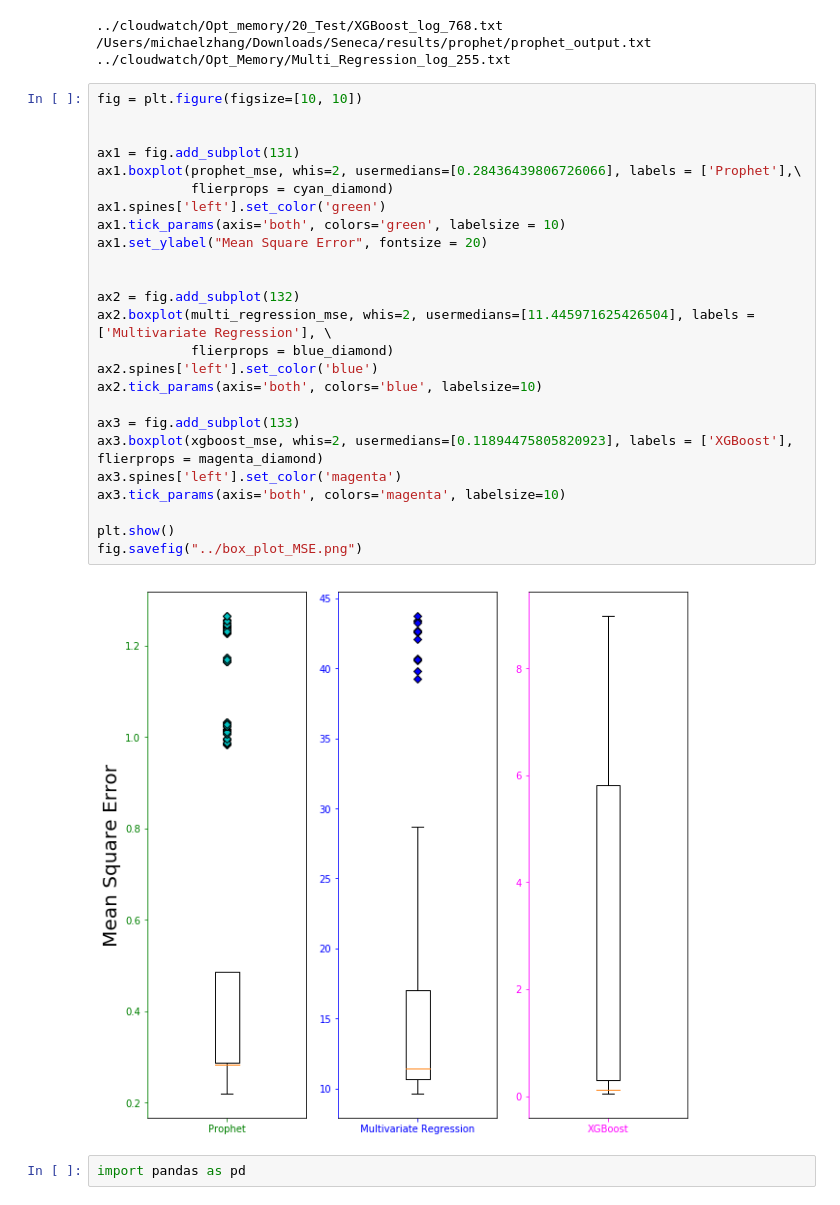
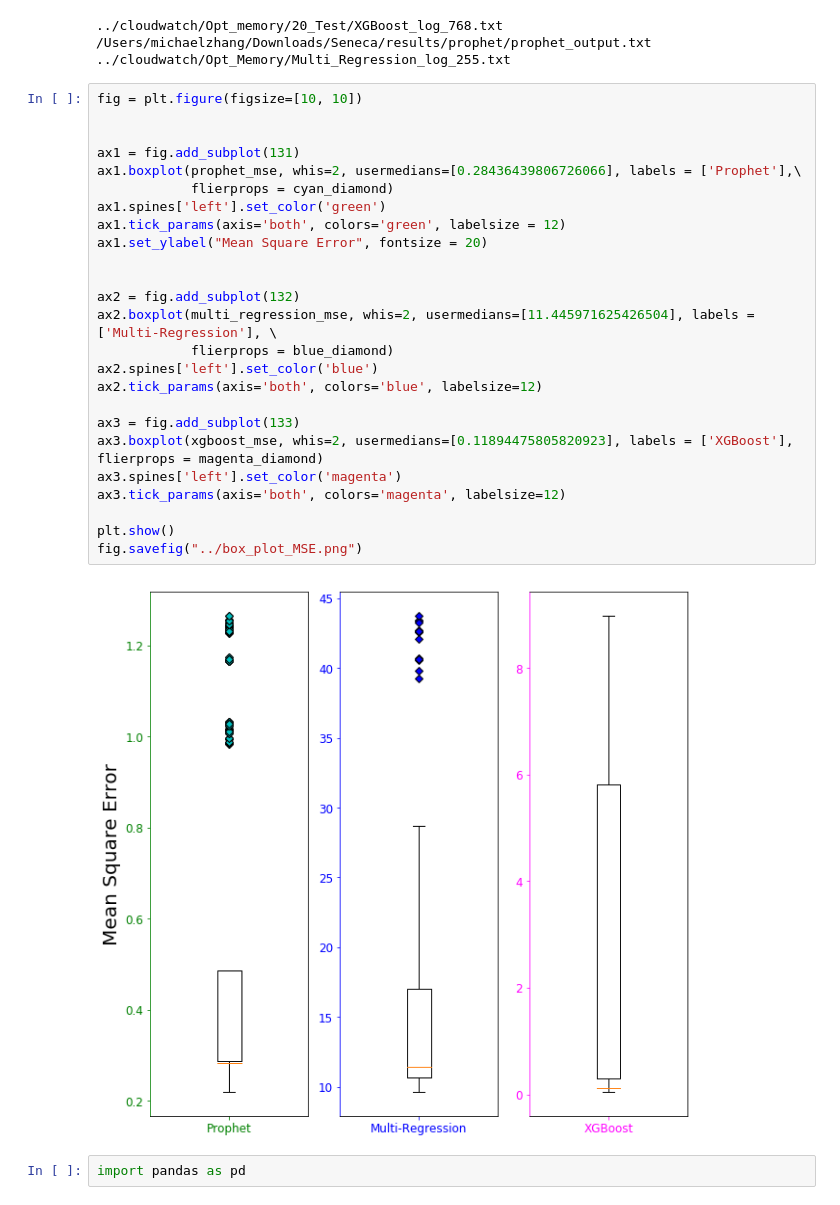
Before and after one commit to Heronalps/Seneca, a Jupyter notebook: notebooks/box_plot.ipynb, the cells around one changed output. Cells and saved outputs as stored; diff of their text form.

```diff
--- a/notebooks/box_plot.ipynb
+++ b/notebooks/box_plot.ipynb
@@ -275,30 +275,30 @@ multi_regression_mse = parse("../cloudwatch/Opt_Memory/Multi_Regression_log_255.
 # %%
 fig = plt.figure(figsize=[10, 10])
 
 
 ax1 = fig.add_subplot(131)
 ax1.boxplot(prophet_mse, whis=2, usermedians=[0.28436439806726066], labels = ['Prophet'],\
             flierprops = cyan_diamond)
 ax1.spines['left'].set_color('green')
-ax1.tick_params(axis='both', colors='green', labelsize = 10)
+ax1.tick_params(axis='both', colors='green', labelsize = 12)
 ax1.set_ylabel("Mean Square Error", fontsize = 20)
 
 
 ax2 = fig.add_subplot(132)
-ax2.boxplot(multi_regression_mse, whis=2, usermedians=[11.445971625426504], labels = ['Multivariate Regression'], \
+ax2.boxplot(multi_regression_mse, whis=2, usermedians=[11.445971625426504], labels = ['Multi-Regression'], \
             flierprops = blue_diamond)
 ax2.spines['left'].set_color('blue')
-ax2.tick_params(axis='both', colors='blue', labelsize=10)
+ax2.tick_params(axis='both', colors='blue', labelsize=12)
 
 ax3 = fig.add_subplot(133)
 ax3.boxplot(xgboost_mse, whis=2, usermedians=[0.11894475805820923], labels = ['XGBoost'], flierprops = magenta_diamond)
 ax3.spines['left'].set_color('magenta')
-ax3.tick_params(axis='both', colors='magenta', labelsize=10)
+ax3.tick_params(axis='both', colors='magenta', labelsize=12)
 
 plt.show()
 fig.savefig("../box_plot_MSE.png")
 # %% [output]
-[figure, old version]
+[figure, new version]
 # %%
 import pandas as pd
 # %%
```
Also changed, not shown: parts of 3 cells of this notebook, 2 other files.
